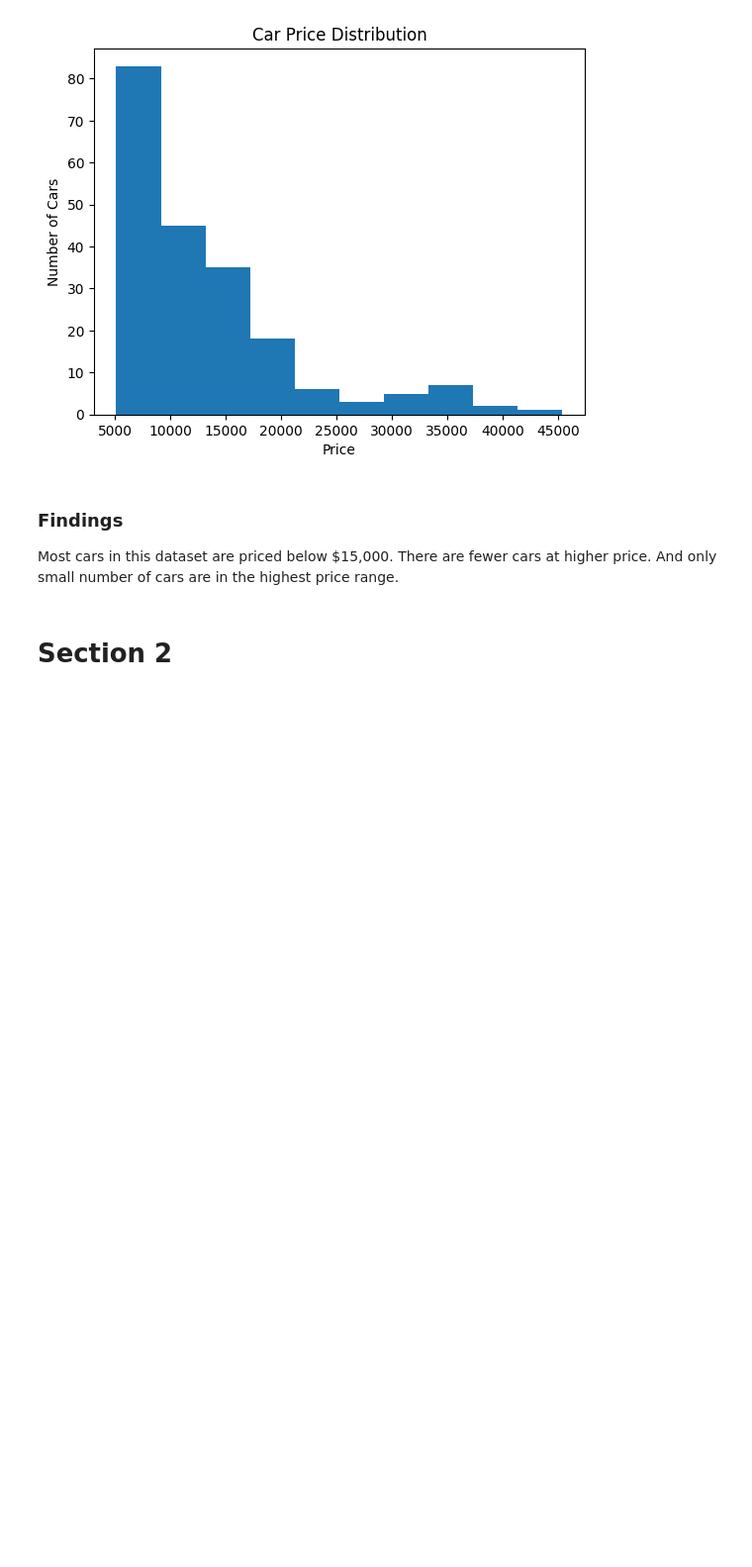
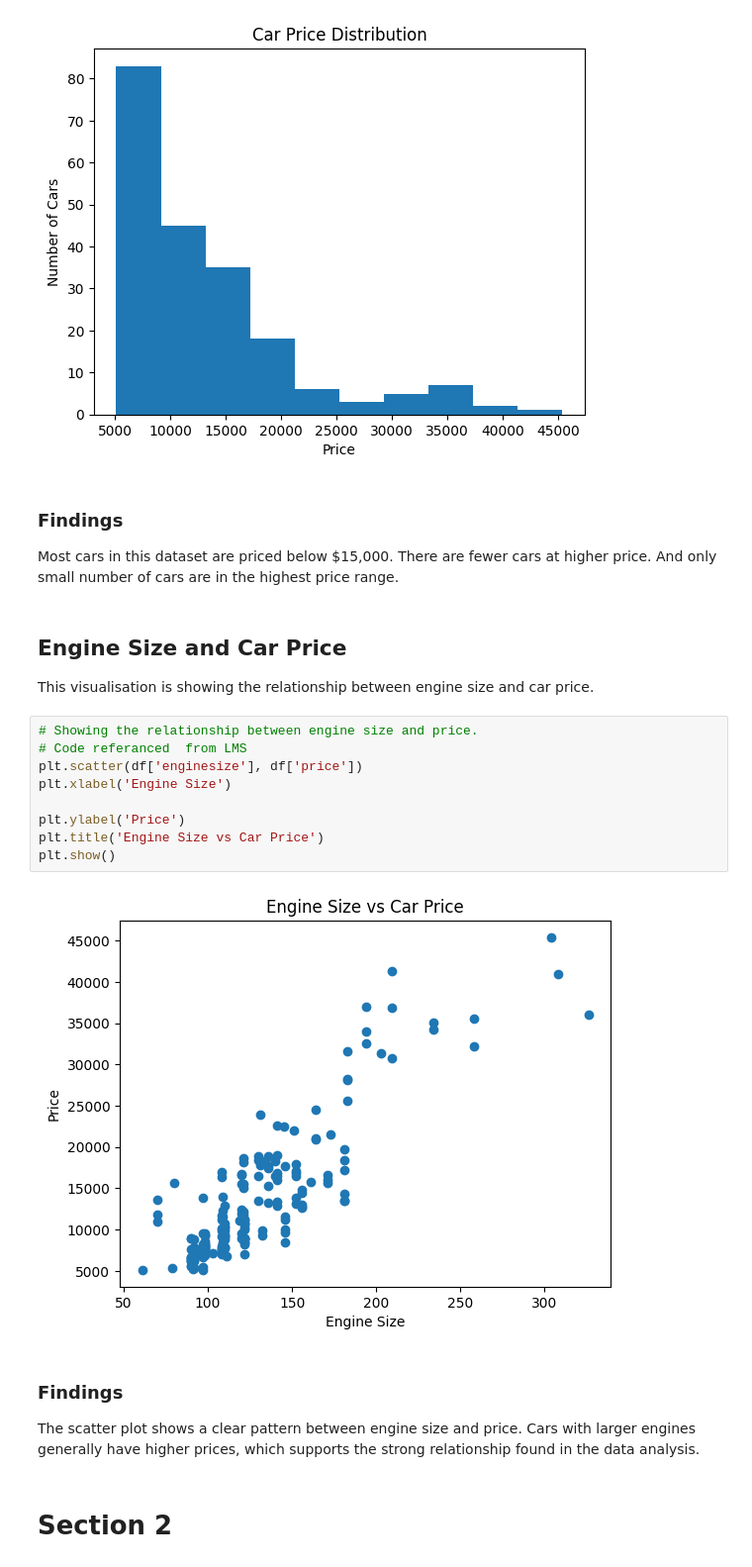
Before and after one commit to LieneRubule/Car-Prices-Analysis-Project-1, a Jupyter notebook: jupyter_notebooks/03_Data_Visualisation.ipynb, the cells around one changed output. Shown at 99% size. Drawn from its saved outputs; the diff is of its cells as text; blank space fills up the shorter version.

Commit message:
Add engine size and price scatter plot.

```diff
--- a/jupyter_notebooks/03_Data_Visualisation.ipynb
+++ b/jupyter_notebooks/03_Data_Visualisation.ipynb
@@ -106,6 +102,25 @@ plt.show()
 ### Findings
 
 Most cars in this dataset are priced below $15,000. There are fewer cars at higher price. And only small number of cars are in the highest price range.
+# %% [markdown]
+## Engine Size and Car Price
+
+This visualisation is showing the relationship between engine size and car price.
+# %%
+# Showing the relationship between engine size and price.
+# Code referanced  from LMS
+plt.scatter(df['enginesize'], df['price'])
+plt.xlabel('Engine Size')
+
+plt.ylabel('Price')
+plt.title('Engine Size vs Car Price')
+plt.show()
+# %% [output]
+[figure, added]
+# %% [markdown]
+### Findings
+
+The scatter plot shows a clear pattern between engine size and price. Cars with larger engines generally have higher prices, which supports the strong relationship found in the data analysis.
 # %% [markdown]
 # Section 2
 # %% [markdown]
```
Also changed, not shown: parts of 3 cells of this notebook.
